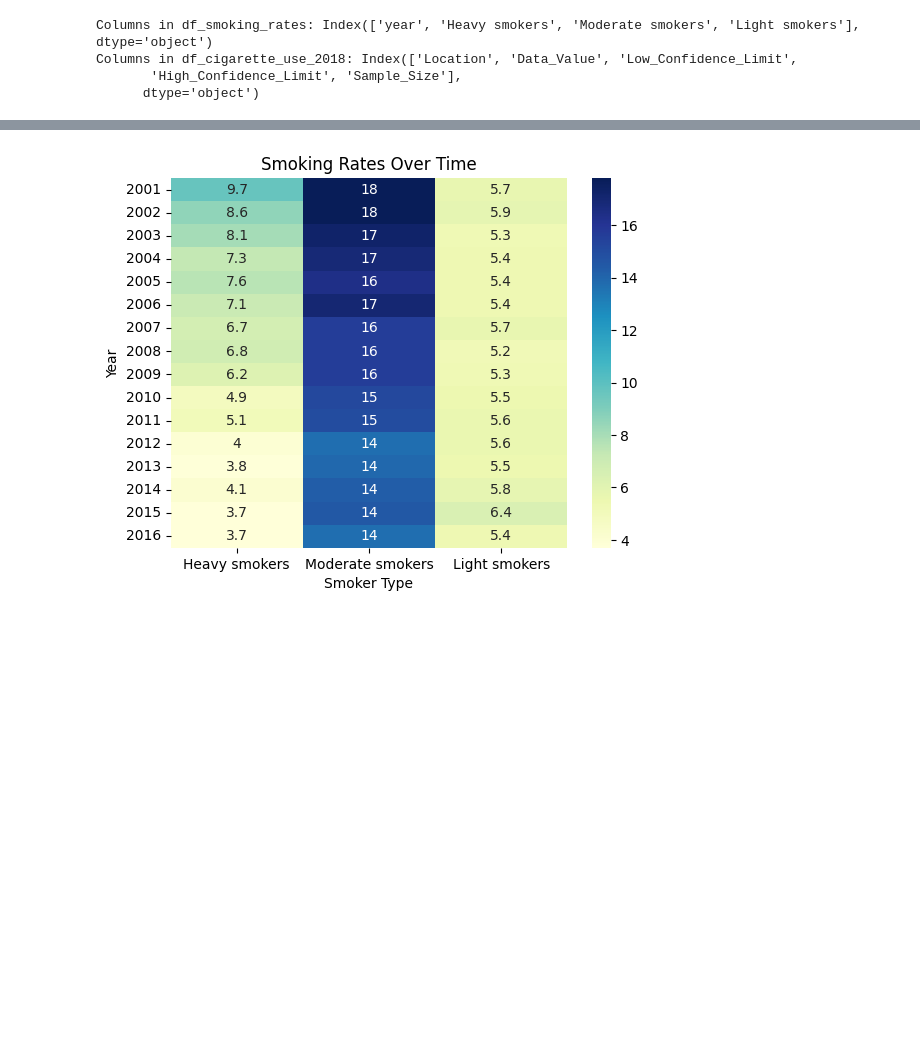
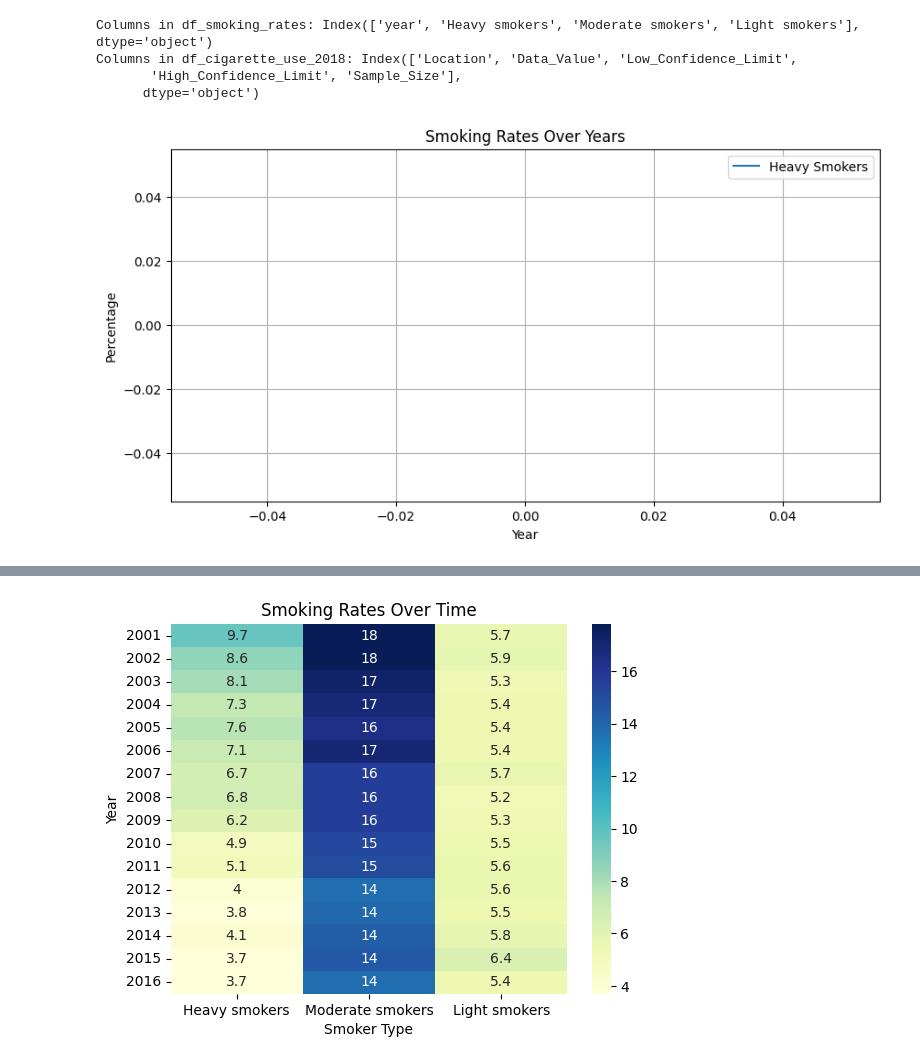
Before and after one commit to Priyanshs-ingh/age_detection_project, a Jupyter notebook: exploratory_data_analysis/1.ipynb, the cells around one changed output, grey strips where cells are left out. Cells and saved outputs as stored; diff of their text form; code cells hidden in the pictures; blank space fills up the shorter version.

```diff
--- a/exploratory_data_analysis/1.ipynb
+++ b/exploratory_data_analysis/1.ipynb
@@ -37,6 +37,32 @@ Columns in df_smoking_rates: Index(['year', 'Heavy smokers', 'Moderate smokers',
 Columns in df_cigarette_use_2018: Index(['Location', 'Data_Value', 'Low_Confidence_Limit',
        'High_Confidence_Limit', 'Sample_Size'],
       dtype='object')
+# %%
+import pandas as pd
+import matplotlib.pyplot as plt
+
+# Load the datasets
+df_smoking_rates = pd.read_csv(r'C:\Users\priyansh singh\Documents\GitHub\age_detection_project\table_e90dbf0b-10da-42c9-9938-f13a24c38101.csv')
+df_cigarette_use_2018 = pd.read_csv(r'C:\Users\priyansh singh\Documents\GitHub\age_detection_project\Current Cigarette Use Among Adults (Behavior Risk Factor Surveillance System) 2018.csv')
+
+# Add a 'year' column to df_cigarette_use_2018
+df_cigarette_use_2018['year'] = 2018
+
+# Perform the merge
+merged_df = pd.merge(df_smoking_rates, df_cigarette_use_2018, on='year', how='inner')
+
+# Example plotting (adjust column names based on your merged dataframe)
+plt.figure(figsize=(10, 5))
+plt.plot(merged_df['year'], merged_df['Heavy smokers'], label='Heavy Smokers')
+# Adjust these plot lines based on the actual columns in merged_df
+plt.xlabel('Year')
+plt.ylabel('Percentage')
+plt.title('Smoking Rates Over Years')
+plt.legend()
+plt.grid(True)
+plt.show()
+# %% [output]
+[figure, added]
 # %%
 import pandas as pd
 
```
Also changed, not shown: parts of 7 cells of this notebook.
